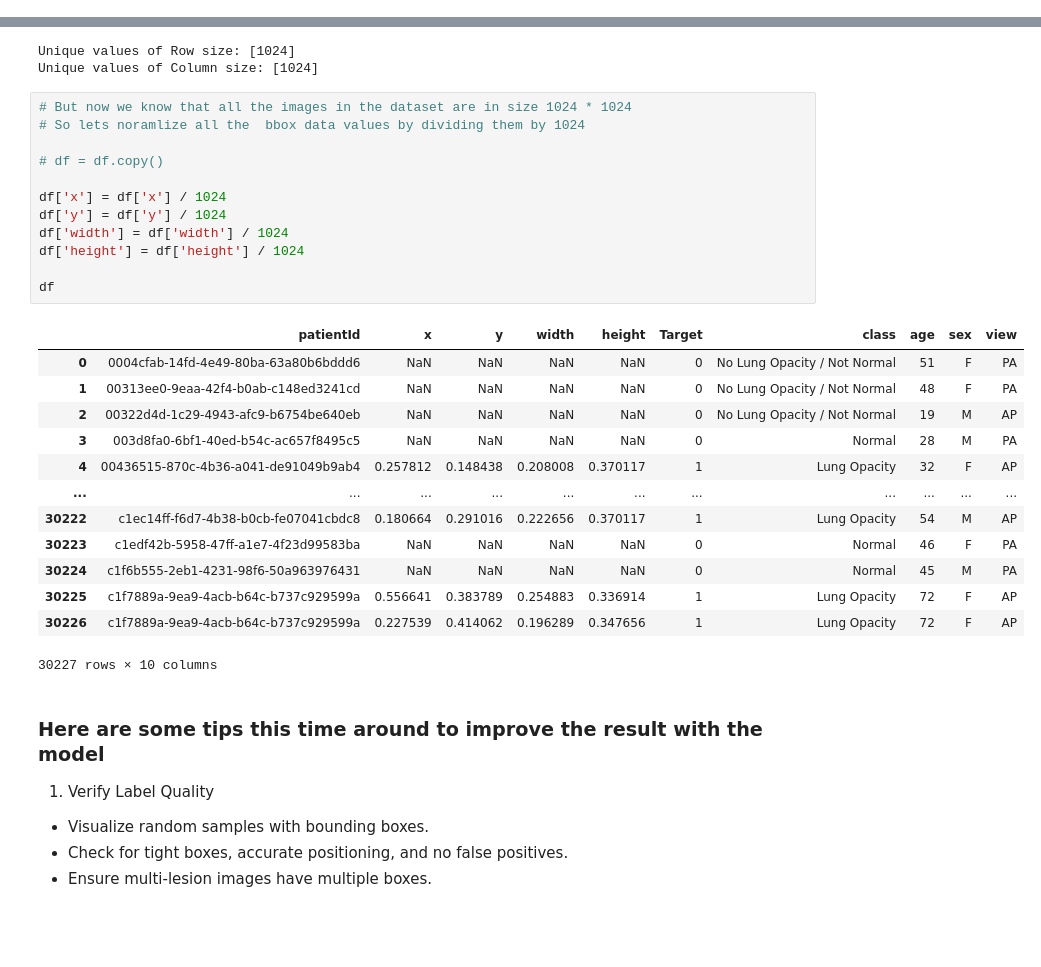
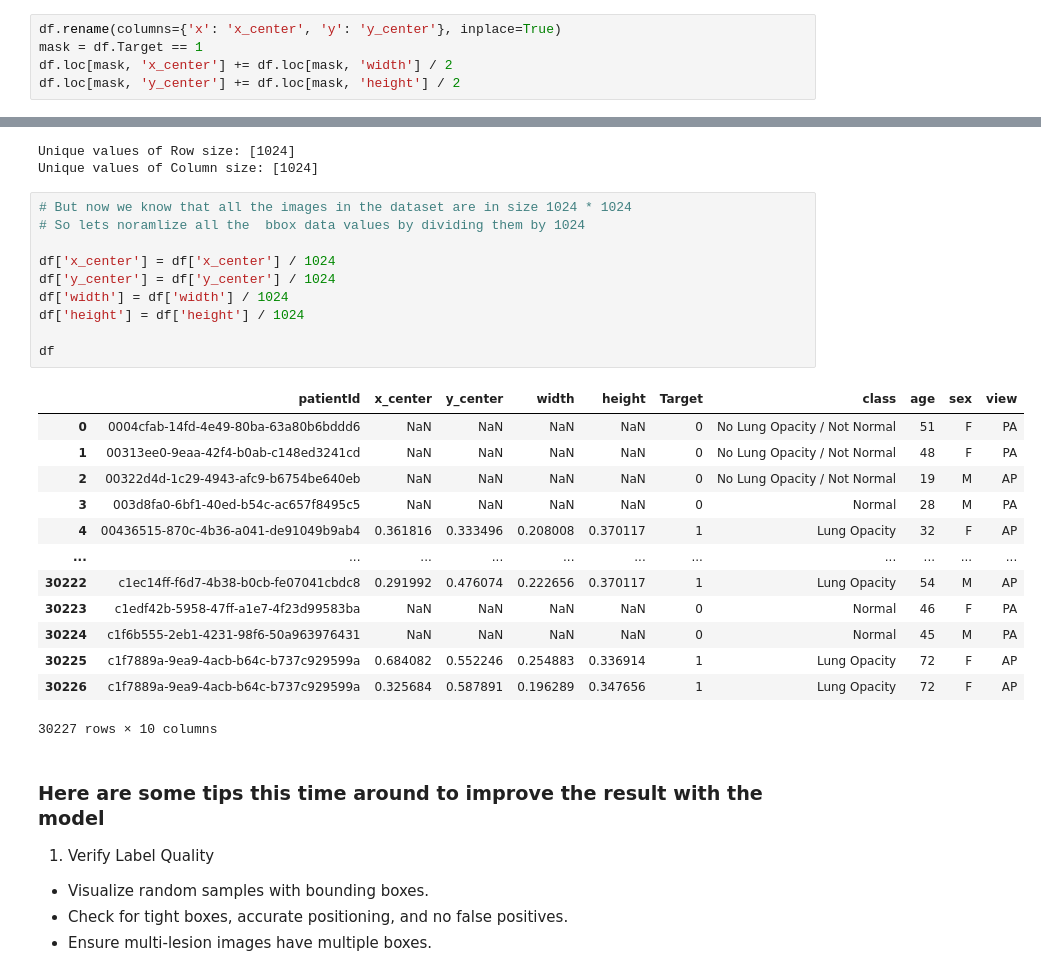
Before and after one commit to kmsmeng/ML_Projects, a Jupyter notebook: Medical_Image_Classification/handle_data.ipynb, the cells around one changed output, grey strips where cells are left out. Cells and saved outputs as stored; diff of their text form; blank space fills up the shorter version.

```diff
--- a/Medical_Image_Classification/handle_data.ipynb
+++ b/Medical_Image_Classification/handle_data.ipynb
@@ -536,0 +553,5 @@ Text(0.5, 1.0, 'Bounding Box HeatMap Overlay')
+# %%
+df.rename(columns={'x': 'x_center', 'y': 'y_center'}, inplace=True)
+mask = df.Target == 1
+df.loc[mask, 'x_center'] += df.loc[mask, 'width'] / 2
+df.loc[mask, 'y_center'] += df.loc[mask, 'height'] / 2
@@ -574,28 +611,26 @@ Unique values of Column size: [1024]
 # %%
 # But now we know that all the images in the dataset are in size 1024 * 1024
 # So lets noramlize all the  bbox data values by dividing them by 1024
 
-# df = df.copy()
-
-df['x'] = df['x'] / 1024
-df['y'] = df['y'] / 1024
+df['x_center'] = df['x_center'] / 1024
+df['y_center'] = df['y_center'] / 1024
 df['width'] = df['width'] / 1024
 df['height'] = df['height'] / 1024
 
 df
 # %% [output]
-|  | patientId | x | y | width | height | Target | class | age | sex | view |
+|  | patientId | x_center | y_center | width | height | Target | class | age | sex | view |
 | 0 | 0004cfab-14fd-4e49-80ba-63a80b6bddd6 | NaN | NaN | NaN | NaN | 0 | No Lung Opacity / Not Normal | 51 | F | PA |
 | 1 | 00313ee0-9eaa-42f4-b0ab-c148ed3241cd | NaN | NaN | NaN | NaN | 0 | No Lung Opacity / Not Normal | 48 | F | PA |
 | 2 | 00322d4d-1c29-4943-afc9-b6754be640eb | NaN | NaN | NaN | NaN | 0 | No Lung Opacity / Not Normal | 19 | M | AP |
 | 3 | 003d8fa0-6bf1-40ed-b54c-ac657f8495c5 | NaN | NaN | NaN | NaN | 0 | Normal | 28 | M | PA |
-| 4 | 00436515-870c-4b36-a041-de91049b9ab4 | 0.257812 | 0.148438 | 0.208008 | 0.370117 | 1 | Lung Opacity | 32 | F | AP |
+| 4 | 00436515-870c-4b36-a041-de91049b9ab4 | 0.361816 | 0.333496 | 0.208008 | 0.370117 | 1 | Lung Opacity | 32 | F | AP |
 | ... | ... | ... | ... | ... | ... | ... | ... | ... | ... | ... |
-| 30222 | c1ec14ff-f6d7-4b38-b0cb-fe07041cbdc8 | 0.180664 | 0.291016 | 0.222656 | 0.370117 | 1 | Lung Opacity | 54 | M | AP |
+| 30222 | c1ec14ff-f6d7-4b38-b0cb-fe07041cbdc8 | 0.291992 | 0.476074 | 0.222656 | 0.370117 | 1 | Lung Opacity | 54 | M | AP |
 | 30223 | c1edf42b-5958-47ff-a1e7-4f23d99583ba | NaN | NaN | NaN | NaN | 0 | Normal | 46 | F | PA |
 | 30224 | c1f6b555-2eb1-4231-98f6-50a963976431 | NaN | NaN | NaN | NaN | 0 | Normal | 45 | M | PA |
-| 30225 | c1f7889a-9ea9-4acb-b64c-b737c929599a | 0.556641 | 0.383789 | 0.254883 | 0.336914 | 1 | Lung Opacity | 72 | F | AP |
-| 30226 | c1f7889a-9ea9-4acb-b64c-b737c929599a | 0.227539 | 0.414062 | 0.196289 | 0.347656 | 1 | Lung Opacity | 72 | F | AP |
+| 30225 | c1f7889a-9ea9-4acb-b64c-b737c929599a | 0.684082 | 0.552246 | 0.254883 | 0.336914 | 1 | Lung Opacity | 72 | F | AP |
+| 30226 | c1f7889a-9ea9-4acb-b64c-b737c929599a | 0.325684 | 0.587891 | 0.196289 | 0.347656 | 1 | Lung Opacity | 72 | F | AP |
 30227 rows × 10 columns
 # %% [markdown]
 ### Here are some tips this time around to improve the result with the model
```
Also changed, not shown: parts of 35 cells of this notebook, 1 other file.
